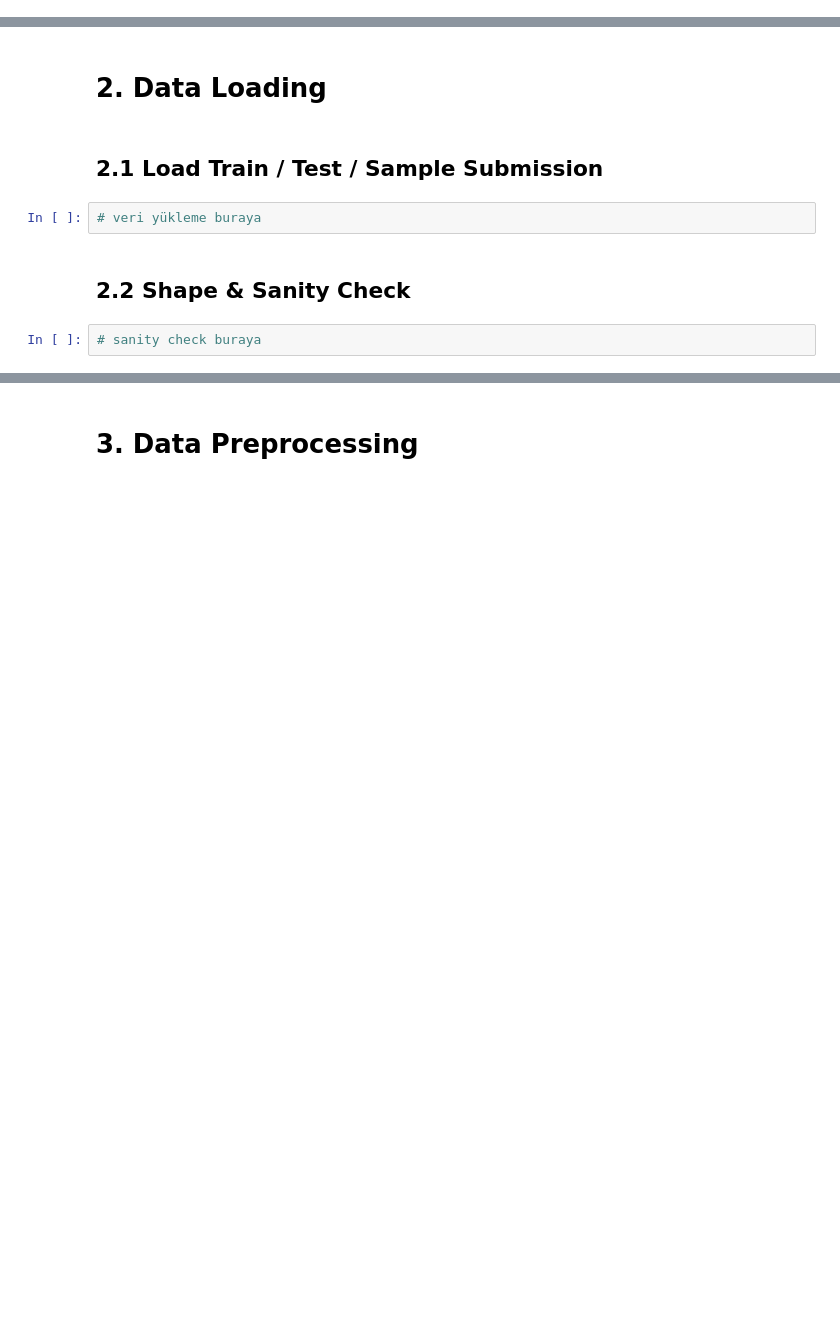
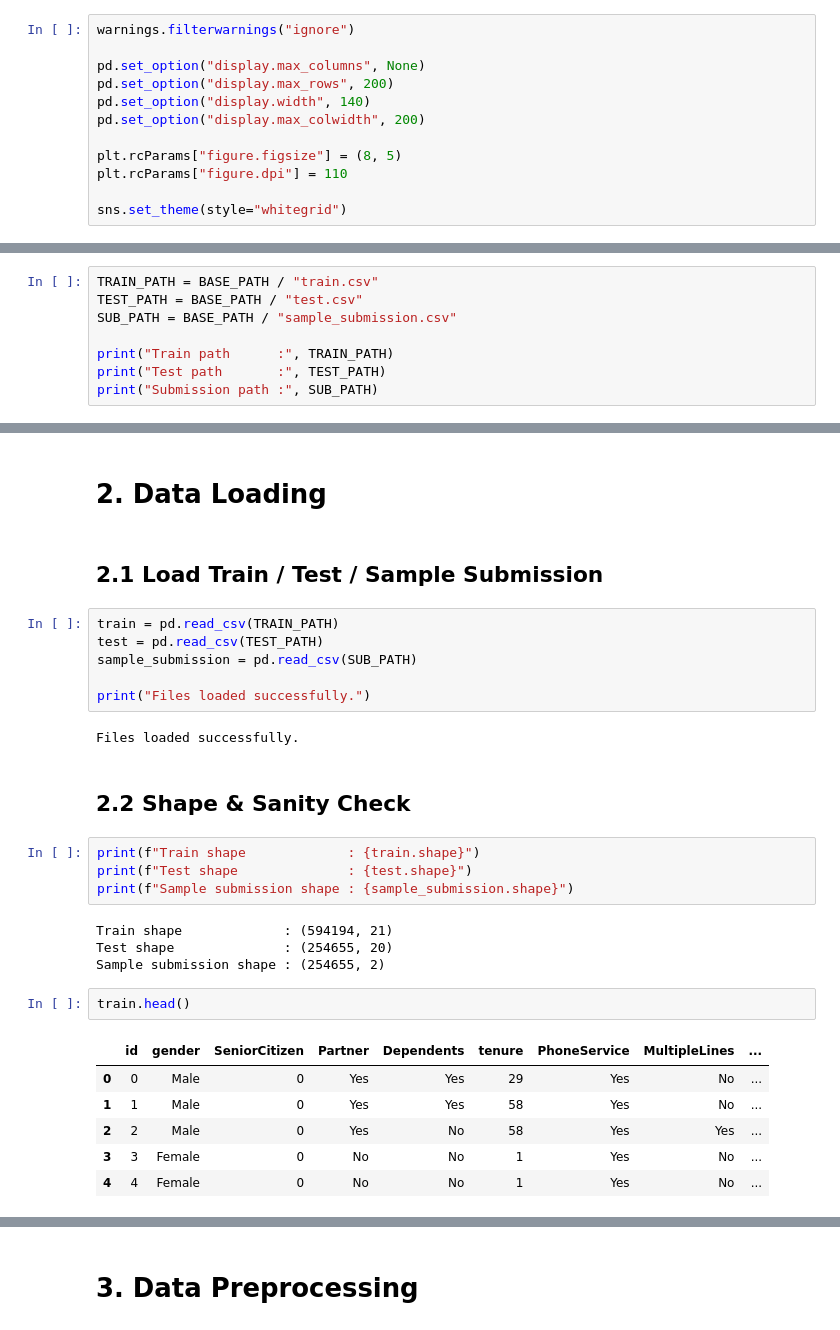
Before and after one commit to iremkabil/Predict_Customer_Churn, a Jupyter notebook: notebooks/train.ipynb, the cells around one changed output, grey strips where cells are left out. Drawn from its saved outputs; the diff is of its cells as text; blank space fills up the shorter version.

```diff
--- a/notebooks/train.ipynb
+++ b/notebooks/train.ipynb
@@ -7,3 +22,15 @@
+# %%
+warnings.filterwarnings("ignore")
+
+pd.set_option("display.max_columns", None)
+pd.set_option("display.max_rows", 200)
+pd.set_option("display.width", 140)
+pd.set_option("display.max_colwidth", 200)
+
+plt.rcParams["figure.figsize"] = (8, 5)
+plt.rcParams["figure.dpi"] = 110
+
+sns.set_theme(style="whitegrid")
 # %% [markdown]
 ## 1.2 Global Config
 
@@ -16,0 +86,8 @@
+# %%
+TRAIN_PATH = BASE_PATH / "train.csv"
+TEST_PATH = BASE_PATH / "test.csv"
+SUB_PATH = BASE_PATH / "sample_submission.csv"
+
+print("Train path      :", TRAIN_PATH)
+print("Test path       :", TEST_PATH)
+print("Submission path :", SUB_PATH)
@@ -19,8 +204,29 @@
 # %% [markdown]
 ## 2.1 Load Train / Test / Sample Submission
 # %%
-# veri yükleme buraya
+train = pd.read_csv(TRAIN_PATH)
+test = pd.read_csv(TEST_PATH)
+sample_submission = pd.read_csv(SUB_PATH)
+
+print("Files loaded successfully.")
+# %% [output]
+Files loaded successfully.
 # %% [markdown]
 ## 2.2 Shape & Sanity Check
 # %%
-# sanity check buraya
+print(f"Train shape             : {train.shape}")
+print(f"Test shape              : {test.shape}")
+print(f"Sample submission shape : {sample_submission.shape}")
+# %% [output]
+Train shape             : (594194, 21)
+Test shape              : (254655, 20)
+Sample submission shape : (254655, 2)
+# %%
+train.head()
+# %% [output]
+|  | id | gender | SeniorCitizen | Partner | Dependents | tenure | PhoneService | MultipleLines | ... |
+| 0 | 0 | Male | 0 | Yes | Yes | 29 | Yes | No | ... |
+| 1 | 1 | Male | 0 | Yes | Yes | 58 | Yes | No | ... |
+| 2 | 2 | Male | 0 | Yes | No | 58 | Yes | Yes | ... |
+| 3 | 3 | Female | 0 | No | No | 1 | Yes | No | ... |
+| 4 | 4 | Female | 0 | No | No | 1 | Yes | No | ... |
```
Also changed, not shown: parts of 85 cells of this notebook.
